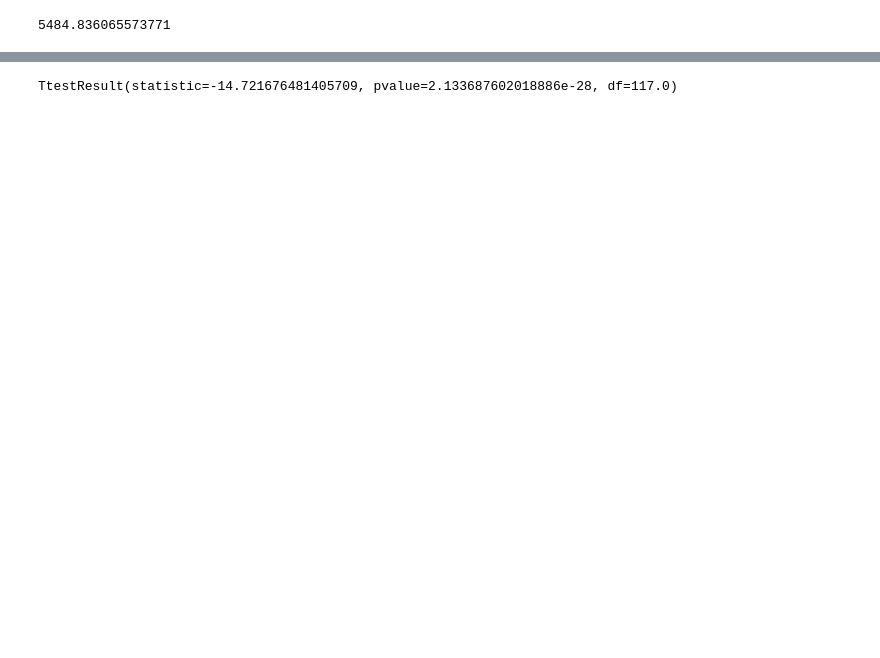
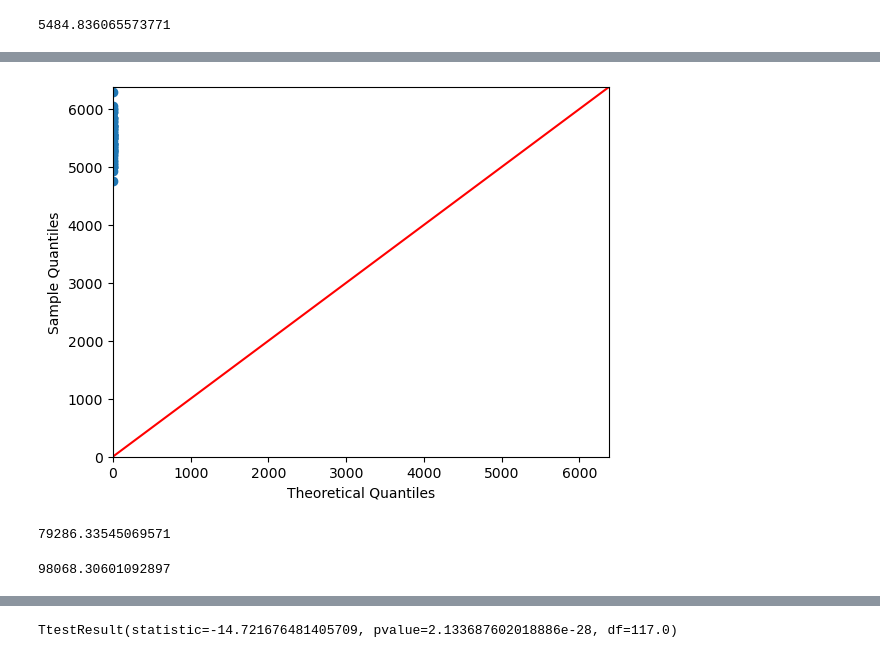
Before and after one commit to VCurry20/MachineLearning_Statistics, a Jupyter notebook: Tasks.ipynb, the cells around one changed output, grey strips where cells are left out. Cells and saved outputs as stored; diff of their text form; code cells hidden in the pictures; blank space fills up the shorter version.

```diff
--- a/Tasks.ipynb
+++ b/Tasks.ipynb
@@ -839,0 +839,16 @@ ax.hist(sample_m, bins=40, density=True)
+# %%
+#qq plot
+
+fig = sm.qqplot(sample_m, line='45')
+# %% [output]
+[figure, added]
+# %%
+# calculate variance in each
+
+statistics.variance(sample_f)
+# %% [output]
+79286.33545069571
+# %%
+statistics.variance(sample_m)
+# %% [output]
+98068.30601092897
```
Also changed, not shown: parts of 20 cells of this notebook.
